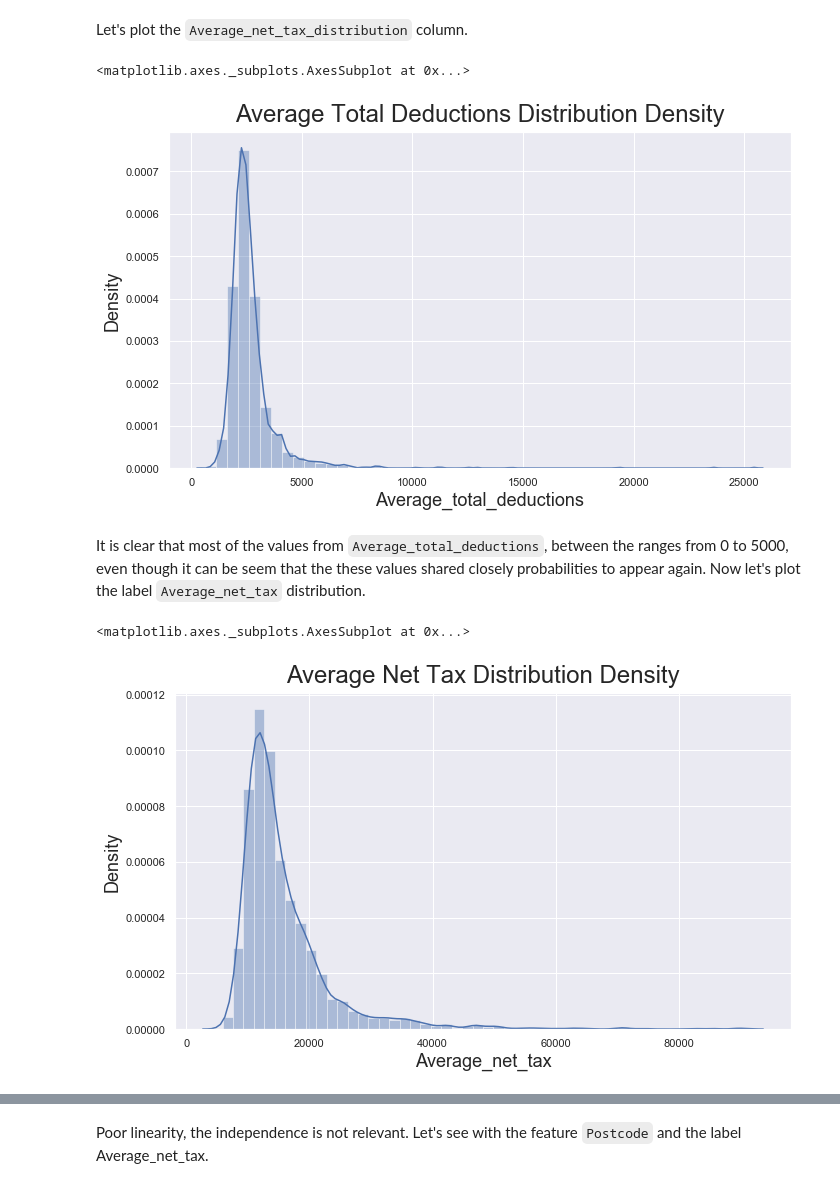
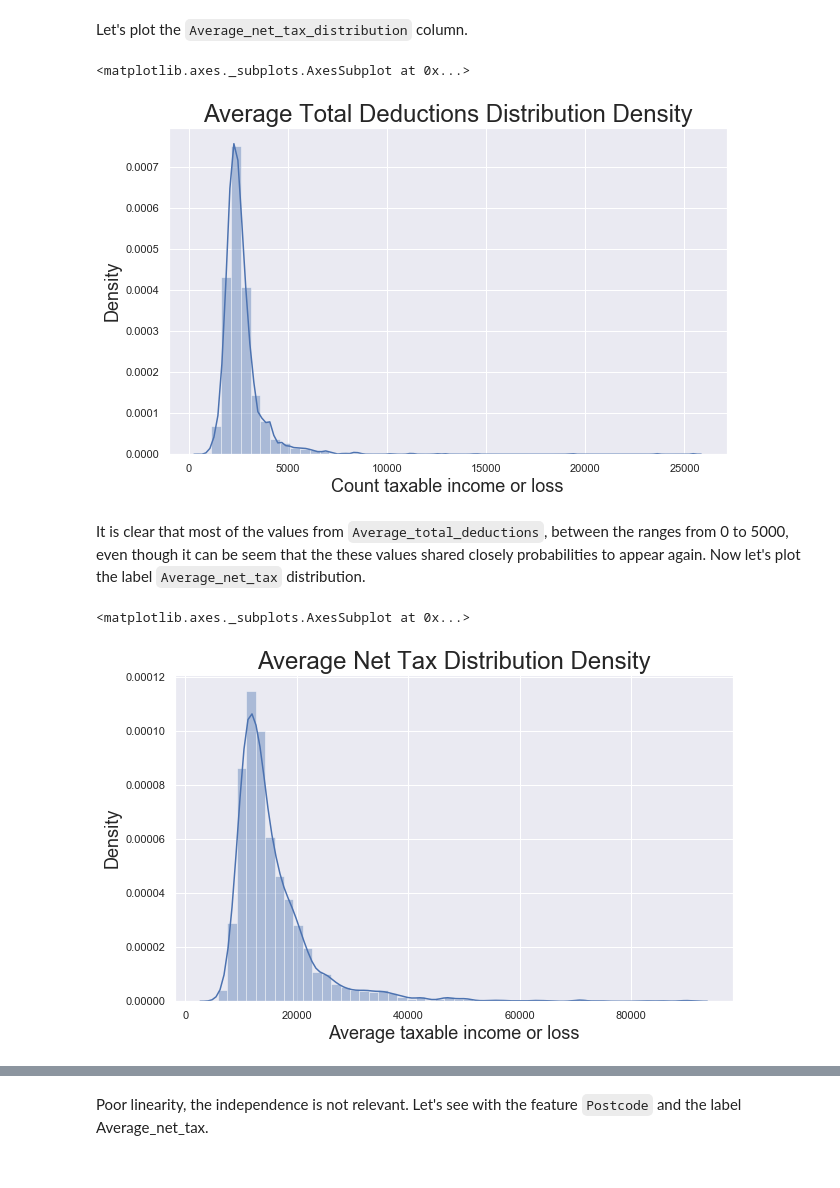
Before and after one commit to kleyersoma/Clustering_Analysis, a Jupyter notebook: clustering_analysis.ipynb, the cells around one changed output, grey strips where cells are left out. Drawn from its saved outputs; the diff is of its cells as text; code cells hidden in the pictures.

Commit message:
Images Edition

```diff
--- a/clustering_analysis.ipynb
+++ b/clustering_analysis.ipynb
@@ -339,32 +239,31 @@ The x-axis is the value of the variable just like in a histogram, <a href='https
 <br>
 The method <code>distribution_plot</code> takes the column to be plotted, a title to give a name to the plot, the label of the x axes and the fontsize, just some back and front end properties.
 # %%
-def distribution_plot(column, title, xlabel, axesize):
-    sns.set(rc={"figure.figsize":(10,  6),
-                "axes.titlesize":24,
-                "axes.labelsize":axesize},
+def distribution_plot(column, title, xlabel):
+    sns.set(rc={"figure.figsize": (10,  6),
+                "axes.titlesize": 24,
+                "axes.labelsize": 18},
             style="darkgrid")
 
     dist_plot = sns.distplot(column)
     dist_plot.axes.set_title(title)
     dist_plot.set_ylabel('Density')
     dist_plot.set_xlabel(xlabel)
-    return dist_plot
 # %% [markdown]
 Let's plot the <code>Average_net_tax_distribution</code> column.
 # %%
-distribution_plot(df.Average_total_deductions, 'Average Total Deductions Distribution Density' , df.columns[1], 18)
+distribution_plot(df.Average_total_deductions, 'Average Total Deductions Distribution Density' , df.columns[1])
 # %% [output]
 <matplotlib.axes._subplots.AxesSubplot at 0x...>
-[figure, old version]
+[figure, new version]
 # %% [markdown]
 It is clear that most of the values from <code>Average_total_deductions</code>, between the ranges from 0 to 5000, even though it can be seem that the these values shared closely probabilities to appear again. Now let's plot the label <code>Average_net_tax</code> distribution.
 <br>
 # %%
-distribution_plot(df.Average_net_tax, 'Average Net Tax Distribution Density', df.columns[2], 18)
+distribution_plot(df.Average_net_tax, 'Average Net Tax Distribution Density', df.columns[2])
 # %% [output]
 <matplotlib.axes._subplots.AxesSubplot at 0x...>
-[figure, old version]
+[figure, new version]
 # %% [markdown]
 It happens something very similar, the distribution is more on the left side of the x axes, most of the values are in the range from 0 to 10000, but they do also share a similar probability of appeareance.
 <br>
```
Also changed, not shown: parts of 26 cells of this notebook.
